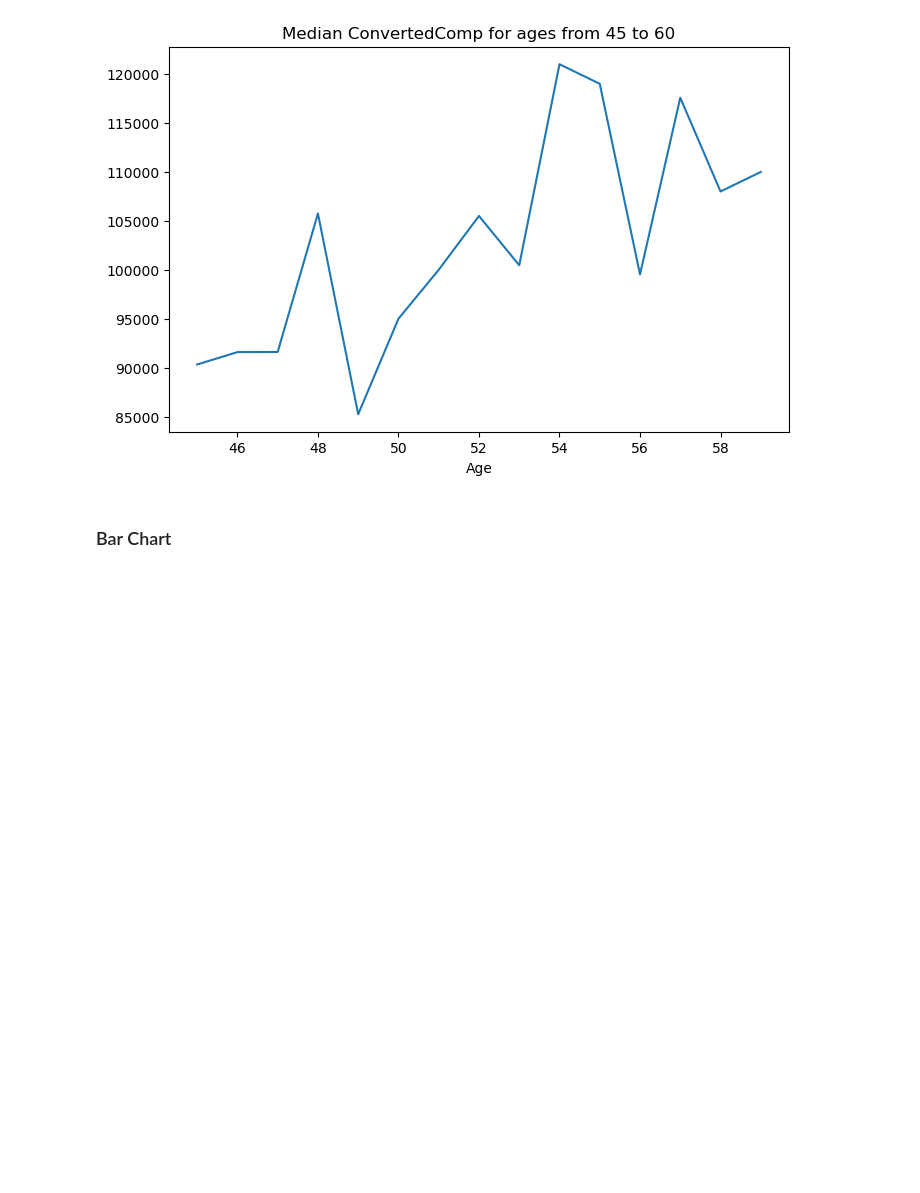
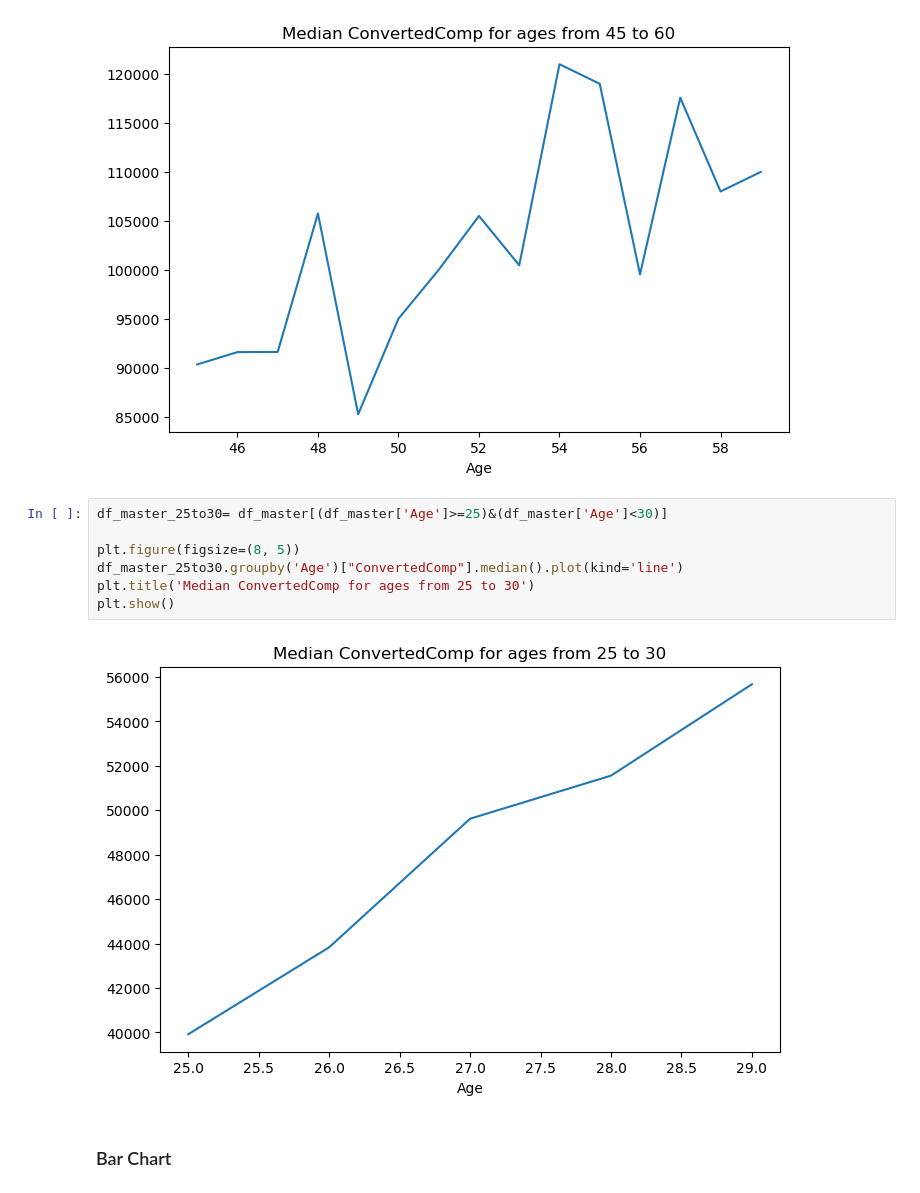
Before and after one commit to ElinevdBoogaard/Elines-Capstone-Project-Data-Analysis-2-3, a Jupyter notebook: M4DataVisualization-lab.ipynb, the cells around one changed output. Drawn from its saved outputs; the diff is of its cells as text; blank space fills up the shorter version.

```diff
--- a/M4DataVisualization-lab.ipynb
+++ b/M4DataVisualization-lab.ipynb
@@ -337,6 +337,15 @@ plt.title('Median ConvertedComp for ages from 45 to 60')
 plt.show()
 # %% [output]
 [figure]
+# %%
+df_master_25to30= df_master[(df_master['Age']>=25)&(df_master['Age']<30)]
+
+plt.figure(figsize=(8, 5))
+df_master_25to30.groupby('Age')["ConvertedComp"].median().plot(kind='line')
+plt.title('Median ConvertedComp for ages from 25 to 30')
+plt.show()
+# %% [output]
+[figure, added]
 # %% [markdown]
 ### Bar Chart
 # %% [markdown]
```
Also changed, not shown: parts of 2 cells of this notebook.
